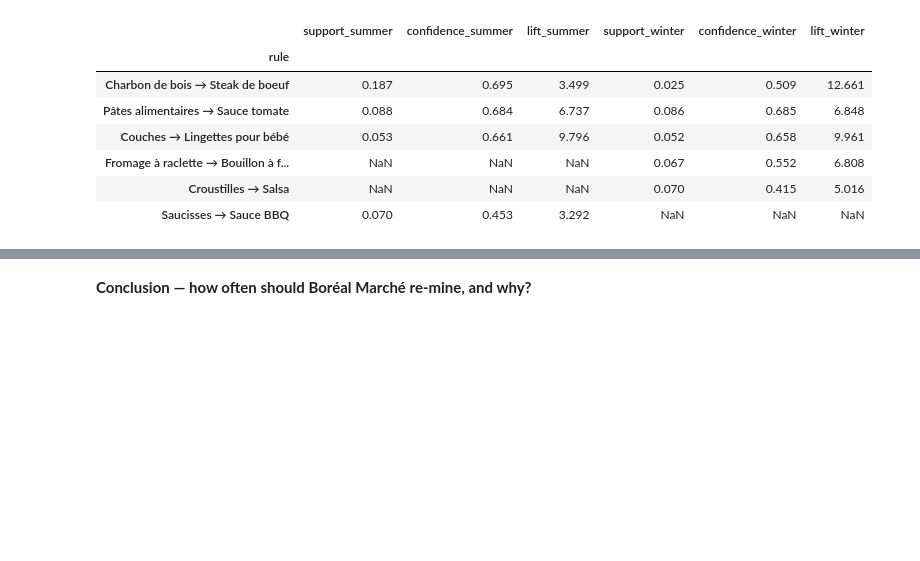
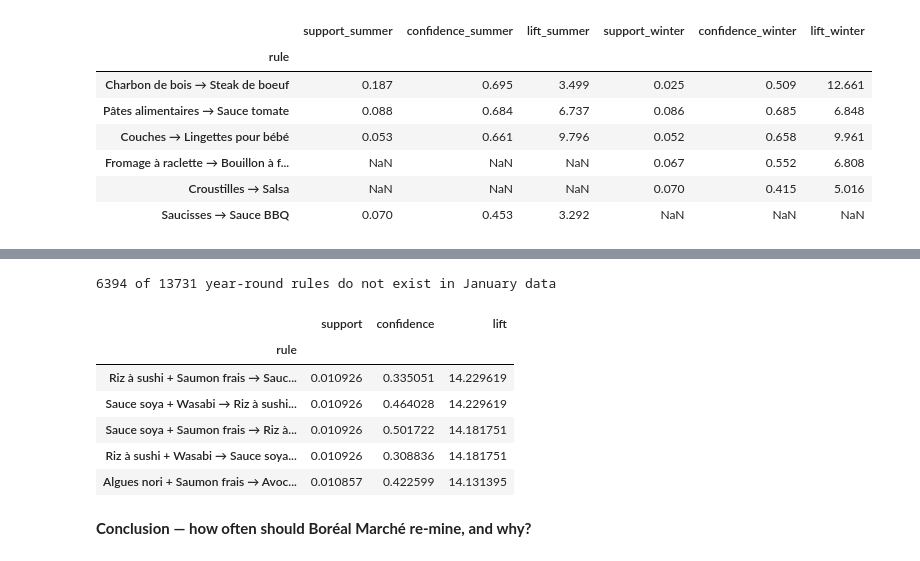
Before and after one commit to knikop/boreal-reco-knikop, a Jupyter notebook: notebooks/01_mining.ipynb, the cells around one changed output, grey strips where cells are left out. Cells and saved outputs as stored; diff of their text form; code cells hidden in the pictures; blank space fills up the shorter version.

```diff
--- a/notebooks/01_mining.ipynb
+++ b/notebooks/01_mining.ipynb
@@ -393,3 +428,19 @@ display(cmp.reindex(watch).round(3))
+# %%
+# What happens if the site serves year-round rules in January?
+year = mine(basket)
+jan  = mine(basket[(month == 1).values])
+missing_in_jan = year.index.difference(jan.index)
+print(f'{len(missing_in_jan)} of {len(year)} year-round rules do not exist in January data')
+display(year.loc[missing_in_jan].sort_values('lift', ascending=False).head(5))
+# %% [output]
+6394 of 13731 year-round rules do not exist in January data
+|  | support | confidence | lift |
+| rule |  |  |  |
+| Riz à sushi + Saumon frais → Sauc... | 0.010926 | 0.335051 | 14.229619 |
+| Sauce soya + Wasabi → Riz à sushi... | 0.010926 | 0.464028 | 14.229619 |
+| Sauce soya + Saumon frais → Riz à... | 0.010926 | 0.501722 | 14.181751 |
+| Riz à sushi + Wasabi → Sauce soya... | 0.010926 | 0.308836 | 14.181751 |
+| Algues nori + Saumon frais → Avoc... | 0.010857 | 0.422599 | 14.131395 |
 # %% [markdown]
 **Conclusion — how often should Boréal Marché re-mine, and why?**
 # %% [markdown]
```
Also changed, not shown: parts of 1 cell of this notebook.
